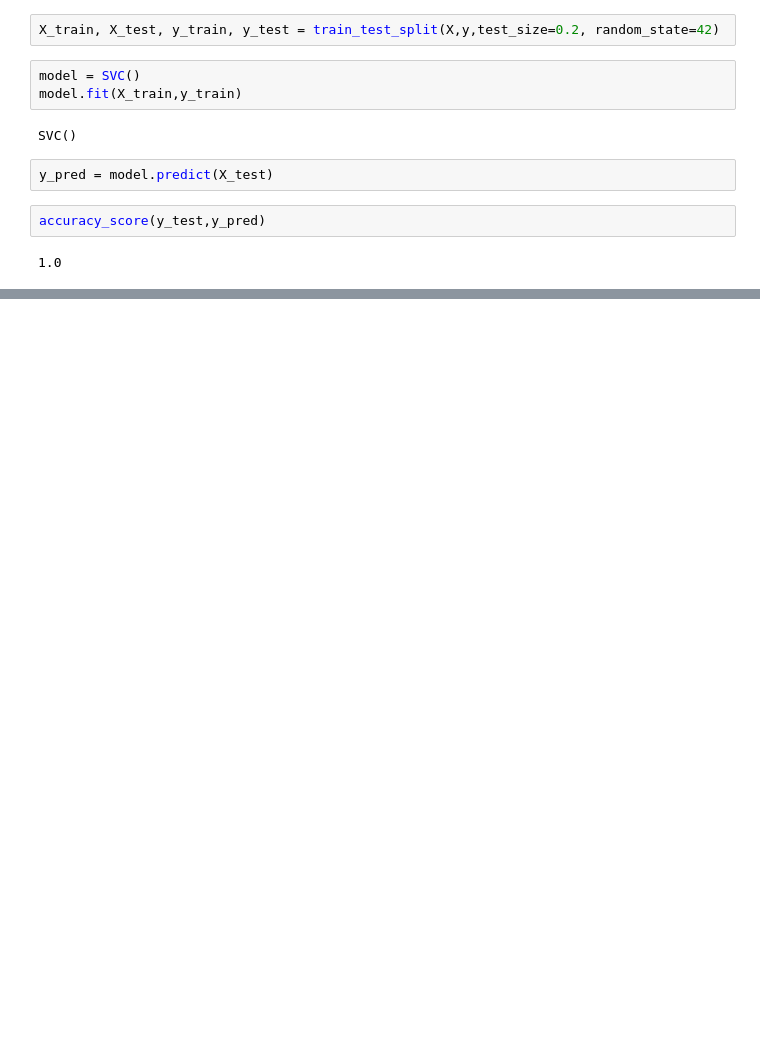
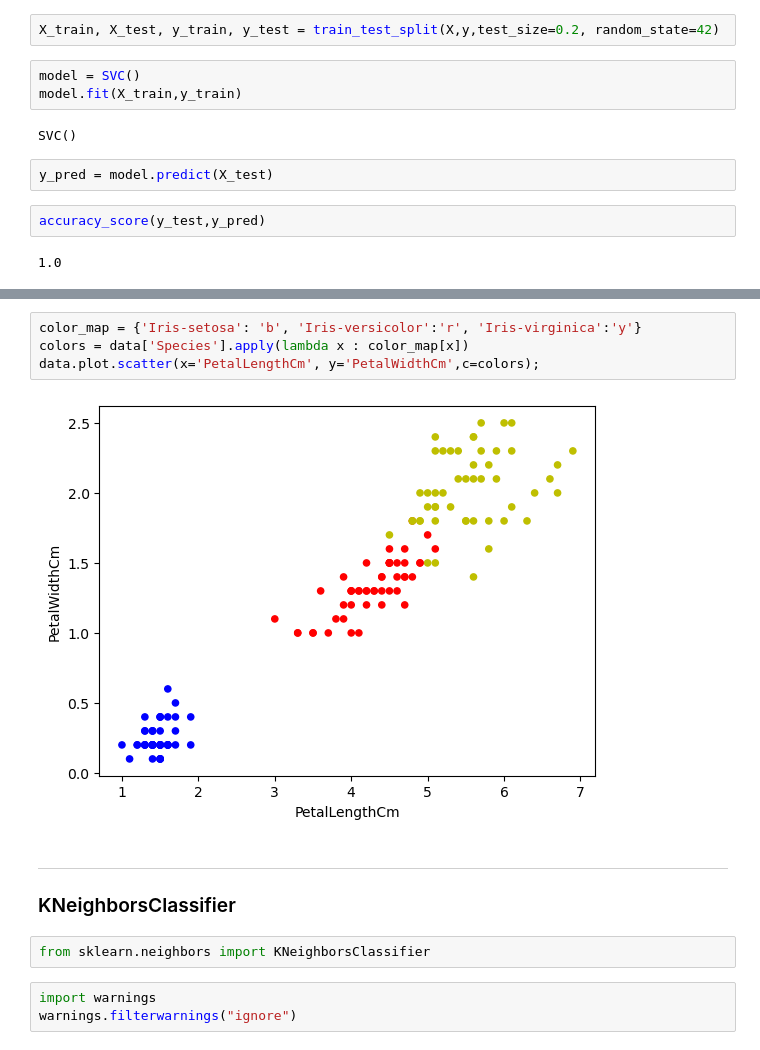
Before and after one commit to Abisoyesam/DS-ML-DL-tuts, a Jupyter notebook: DS With Rune/Lesson 12.ipynb, the cells around one changed output, grey strips where cells are left out. Saved outputs shown, nothing was run; the diff lists cells and outputs as text; blank space fills up the shorter version.

```diff
--- a/DS With Rune/Lesson 12.ipynb
+++ b/DS With Rune/Lesson 12.ipynb
@@ -119,0 +147,15 @@ perm_importance = permutation_importance(svc, X_test, y_test)
+# %%
+color_map = {'Iris-setosa': 'b', 'Iris-versicolor':'r', 'Iris-virginica':'y'}
+colors = data['Species'].apply(lambda x : color_map[x])
+data.plot.scatter(x='PetalLengthCm', y='PetalWidthCm',c=colors);
+# %% [output]
+[figure, added]
+# %% [markdown]
+<hr>
+
+### KNeighborsClassifier
+# %%
+from sklearn.neighbors import KNeighborsClassifier
+# %%
+import warnings
+warnings.filterwarnings("ignore")
```
Also changed, not shown: parts of 8 cells of this notebook.
